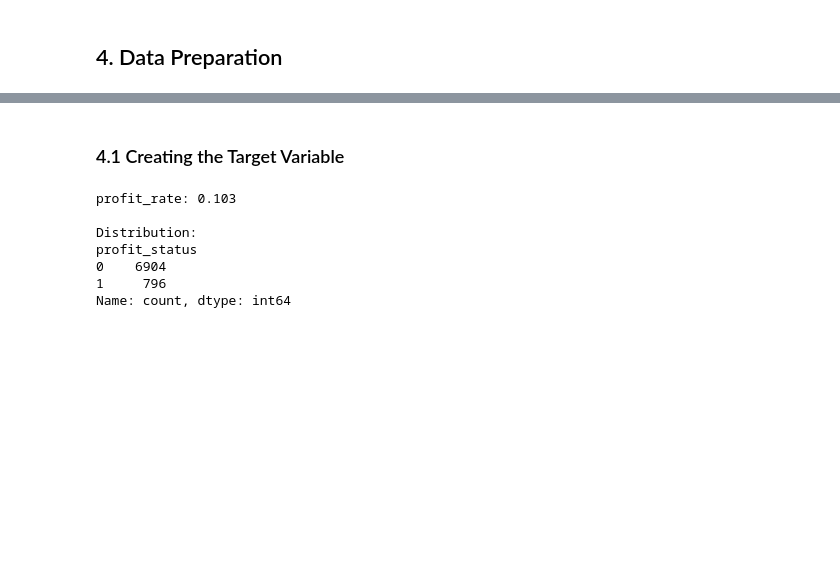
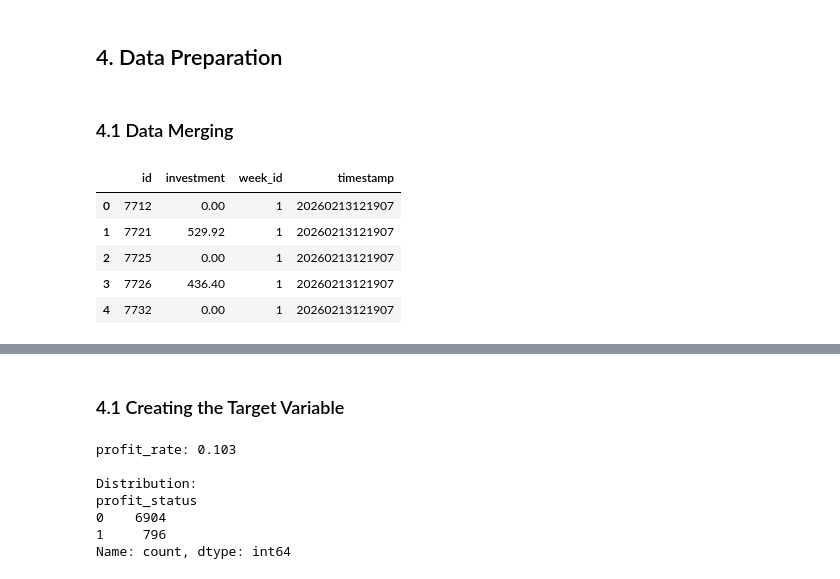
Before and after one commit to sguhring/Project_Catolica, a Jupyter notebook: Delivery_2.ipynb, the cells around one changed output, grey strips where cells are left out. Saved outputs shown, nothing was run; the diff lists cells and outputs as text; code cells hidden in the pictures; blank space fills up the shorter version.

```diff
--- a/Delivery_2.ipynb
+++ b/Delivery_2.ipynb
@@ -35,10 +34,12 @@ from sklearn import tree
 df_0 = pd.read_csv("period_0.csv")
 df_1 = pd.read_csv("period_1_prediction.csv")
 df_2 = pd.read_csv("period_2_prediction.csv")
+df_1_result=pd.read_csv("results-2026-02-26.csv")
 
 print(f"Period 0: {df_0.shape}")
 print(f"Period 1: {df_1.shape}")
 print(f"Period 2: {df_2.shape}")
+print(f"Period 1 result {df_1_result.shape}")
 # %% [output]
 Period 0: (7700, 14)
 Period 1: (7700, 12)
@@ -77,2 +79,14 @@ memory usage: 842.3+ KB
 # %% [markdown]
 ## 4. Data Preparation
+# %% [markdown]
+### 4.1 Data Merging
+# %%
+#show head of results-2026-02-26.csv
+df_1_result.head()
+# %% [output]
+|  | id | investment | week_id | timestamp |
+| 0 | 7712 | 0.00 | 1 | 20260213121907 |
+| 1 | 7721 | 529.92 | 1 | 20260213121907 |
+| 2 | 7725 | 0.00 | 1 | 20260213121907 |
+| 3 | 7726 | 436.40 | 1 | 20260213121907 |
+| 4 | 7732 | 0.00 | 1 | 20260213121907 |
```
Also changed, not shown: parts of 21 cells of this notebook.
